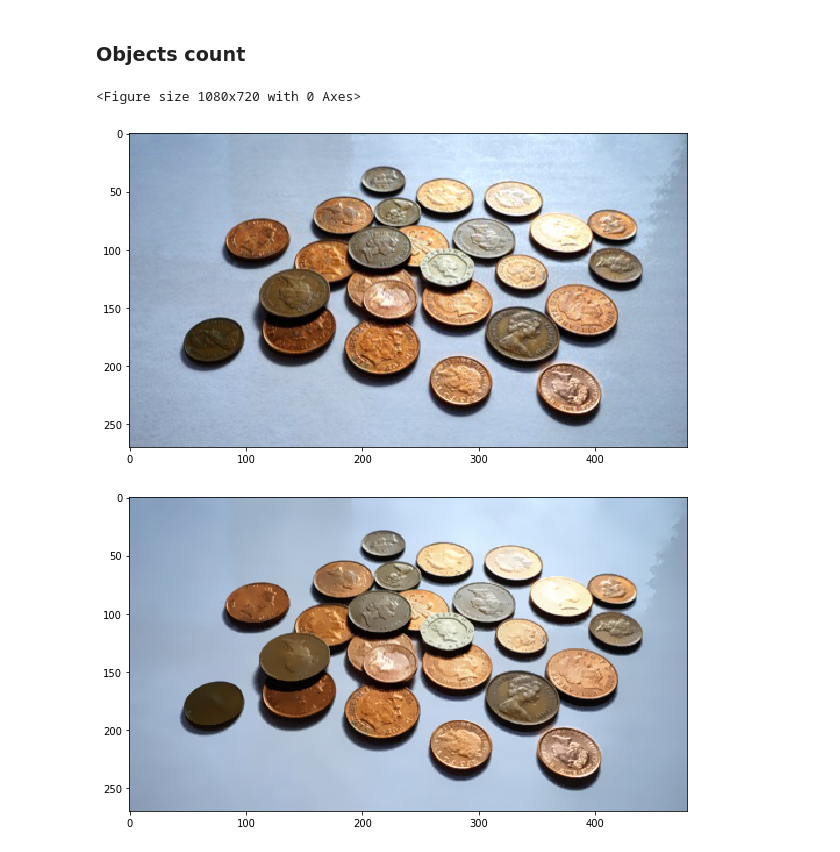
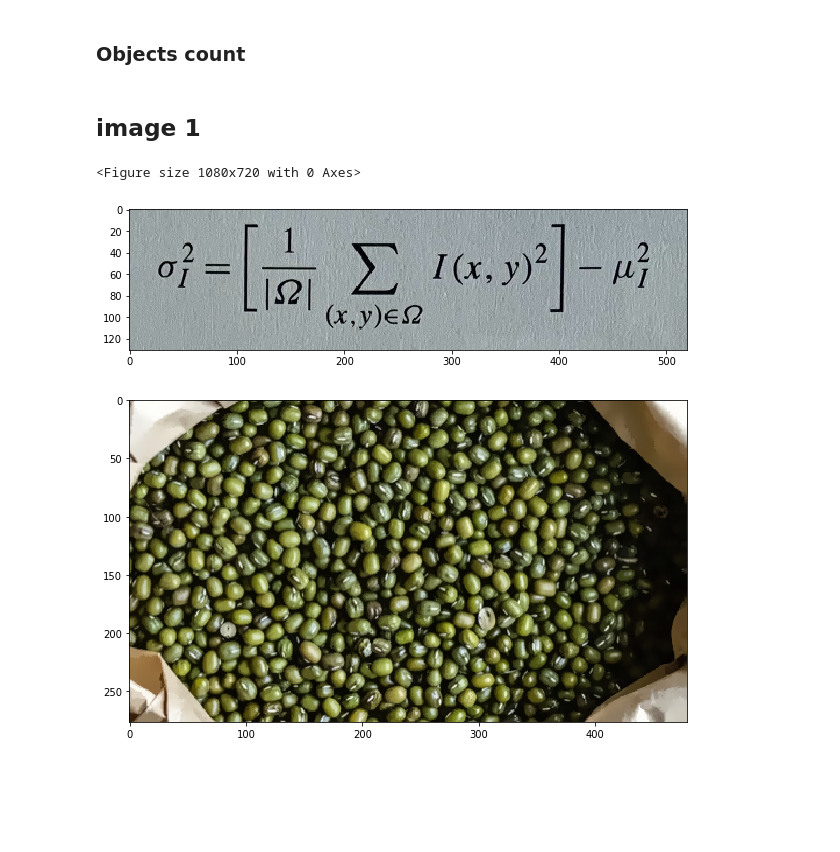
Before and after one commit to costefan/cv_2, a Jupyter notebook: task2.ipynb, the cells around one changed output. Saved outputs shown, nothing was run; the diff lists cells and outputs as text; code cells hidden in the pictures; blank space fills up the shorter version.

```diff
--- a/task2.ipynb
+++ b/task2.ipynb
@@ -19,17 +19,19 @@ def show_gray_img(image):
     plt.imshow(image, cmap='gray')
 # %% [markdown]
 ### Objects count
-# %%
-img = cv2.imread('./images2/count9.jpg')
+# %% [markdown]
+## image 1
 # %%
+img1 = cv2.imread('./images2/count1.jpg')
+
 plt.figure(figsize=(15, 10))
-img = cv2.cvtColor(img, cv2.COLOR_BGR2RGB)
+img1 = cv2.cvtColor(img1, cv2.COLOR_BGR2RGB)
 show_gray_img(img)
 # %% [output]
 <Figure size 1080x720 with 0 Axes>
-[figure, old version]
+[figure, new version]
 # %%
-shifted = cv2.pyrMeanShiftFiltering(img, 5, 20)
+shifted = cv2.pyrMeanShiftFiltering(img1, 5, 20)
 show_gray_img(shifted)
 # %% [output]
-[figure, old version]
+[figure, new version]
```
Also changed, not shown: parts of 20 cells of this notebook.
